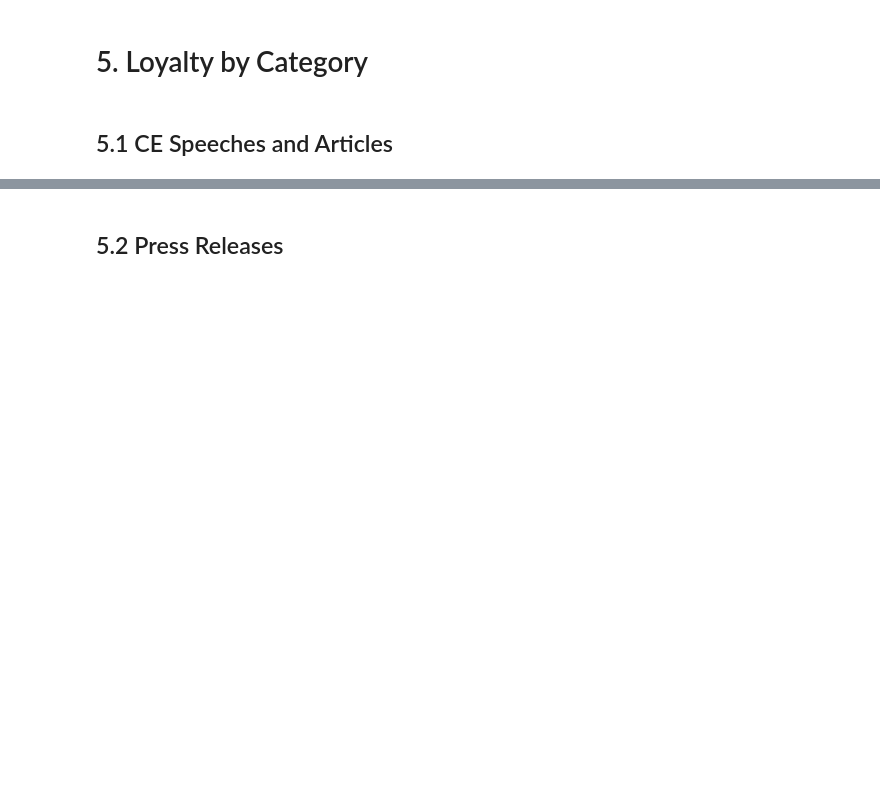
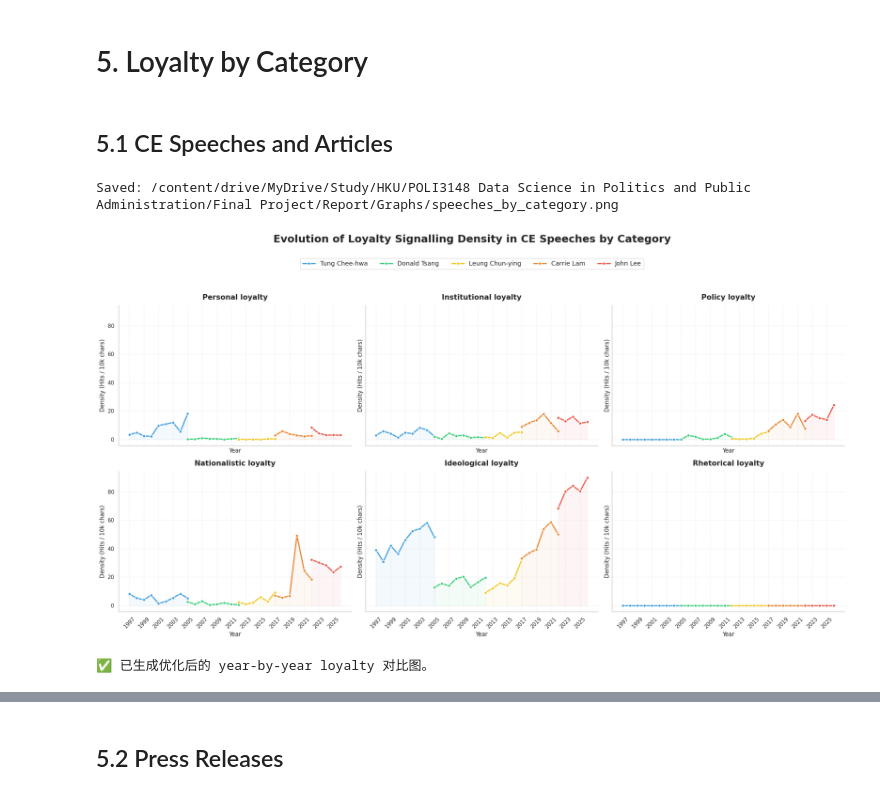
Before and after one commit to dengsherry2003-ui/Final_Project, a Jupyter notebook: Code/Analysis_combined.ipynb, the cells around one changed output, grey strips where cells are left out. Saved outputs shown, nothing was run; the diff lists cells and outputs as text; code cells hidden in the pictures; blank space fills up the shorter version.

```diff
--- a/Code/Analysis_combined.ipynb
+++ b/Code/Analysis_combined.ipynb
@@ -1736,11 +1764,11 @@ if notebook_path is not None:
 
 # Fallback to the current kernel's keyword set if parsing fails or notebook is missing.
 if not loyalty_categories or not any(loyalty_categories.values()):
-    if "mainlandization_keywords" in globals() and isinstance(mainlandization_keywords, (set, list, tuple)):
-        fallback_keywords = list(mainlandization_keywords)
+    if "loyalty_signaling_keywords" in globals() and isinstance(loyalty_signaling_keywords, (set, list, tuple)):
+        fallback_keywords = list(loyalty_signaling_keywords)
         loyalty_categories = {"Overall loyalty terms": fallback_keywords}
     else:
-        raise ValueError("No loyalty keywords available.")
+        raise ValueError("No loyalty signaling keywords available.")
 
 # Find the raw press-release directories.
 base_press_release = Path(project_path) / "Data" / "Data_Raw" / "Speeches_and_Articles"
@@ -1896,30 +1924,34 @@ for idx, category_name in enumerate(existing_categories):
     ax.set_xticks(np.arange(min(all_years), max(all_years)+1, 2))
     ax.tick_params(axis='x', rotation=45, labelsize=11)
     ax.tick_params(axis='y', labelsize=11)
     ax.grid(True, linestyle='--', alpha=0.6)
 
     # Remove top and right spines
     sns.despine(ax=ax, top=True, right=True)
 
 # Remove any unused axes
 for j in range(len(existing_categories), len(axes)):
     fig.delaxes(axes[j])
 
 # Common legend
 handles, labels = axes[0].get_legend_handles_labels()
 fig.legend(
     handles, labels,
     loc="upper center",
     ncol=min(len(ce_order), 5),
     frameon=True,
     framealpha=0.9,
     edgecolor="lightgray",
     fontsize=13,
     bbox_to_anchor=(0.5, 0.94)
 )
 
 fig.suptitle("Evolution of Loyalty Signalling Density in CE Speeches by Category", fontsize=22, fontweight="bold", y=0.99)
 fig.tight_layout(rect=[0, 0, 1, 0.9])
 save_and_show(fig, "speeches_by_category")
 
 print("✅ 已生成优化后的 year-by-year loyalty 对比图。")
+# %% [output]
+Saved: /content/drive/MyDrive/Study/HKU/POLI3148 Data Science in Politics and Public Administration/Final Project/Report/Graphs/speeches_by_category.png
+[figure, added]
+✅ 已生成优化后的 year-by-year loyalty 对比图。
```
Also changed, not shown: parts of 11 cells of this notebook, 19 other files.
